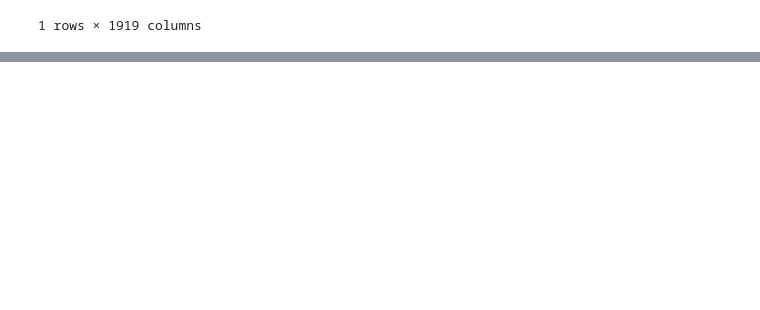
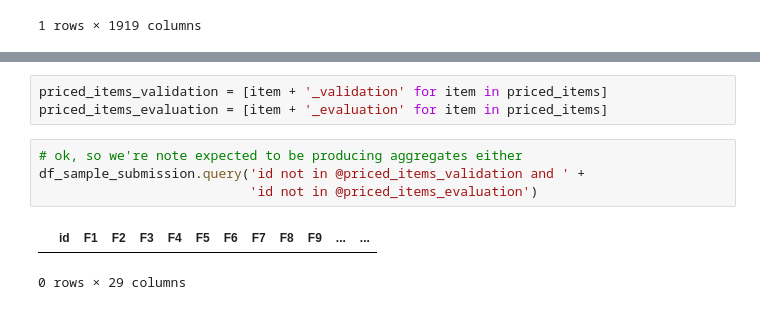
Before and after one commit to cluePrints/data-sci-fience, a Jupyter notebook: m5-forecasting-accuracy/0100. EDA.ipynb, the cells around one changed output, grey strips where cells are left out. Cells and saved outputs as stored; diff of their text form; blank space fills up the shorter version.

```diff
--- a/m5-forecasting-accuracy/0100. EDA.ipynb
+++ b/m5-forecasting-accuracy/0100. EDA.ipynb
@@ -276,0 +309,10 @@ df_sales_train.merge(df_prices, on=['item_id', 'store_id', 'wm_yr_wk'])
+# %%
+priced_items_validation = [item + '_validation' for item in priced_items]
+priced_items_evaluation = [item + '_evaluation' for item in priced_items]
+# %%
+# ok, so we're note expected to be producing aggregates either
+df_sample_submission.query('id not in @priced_items_validation and ' +
+                           'id not in @priced_items_evaluation')
+# %% [output]
+|  | id | F1 | F2 | F3 | F4 | F5 | F6 | F7 | F8 | F9 | ... | ... |
+0 rows × 29 columns
```
Also changed, not shown: parts of 11 cells of this notebook.
